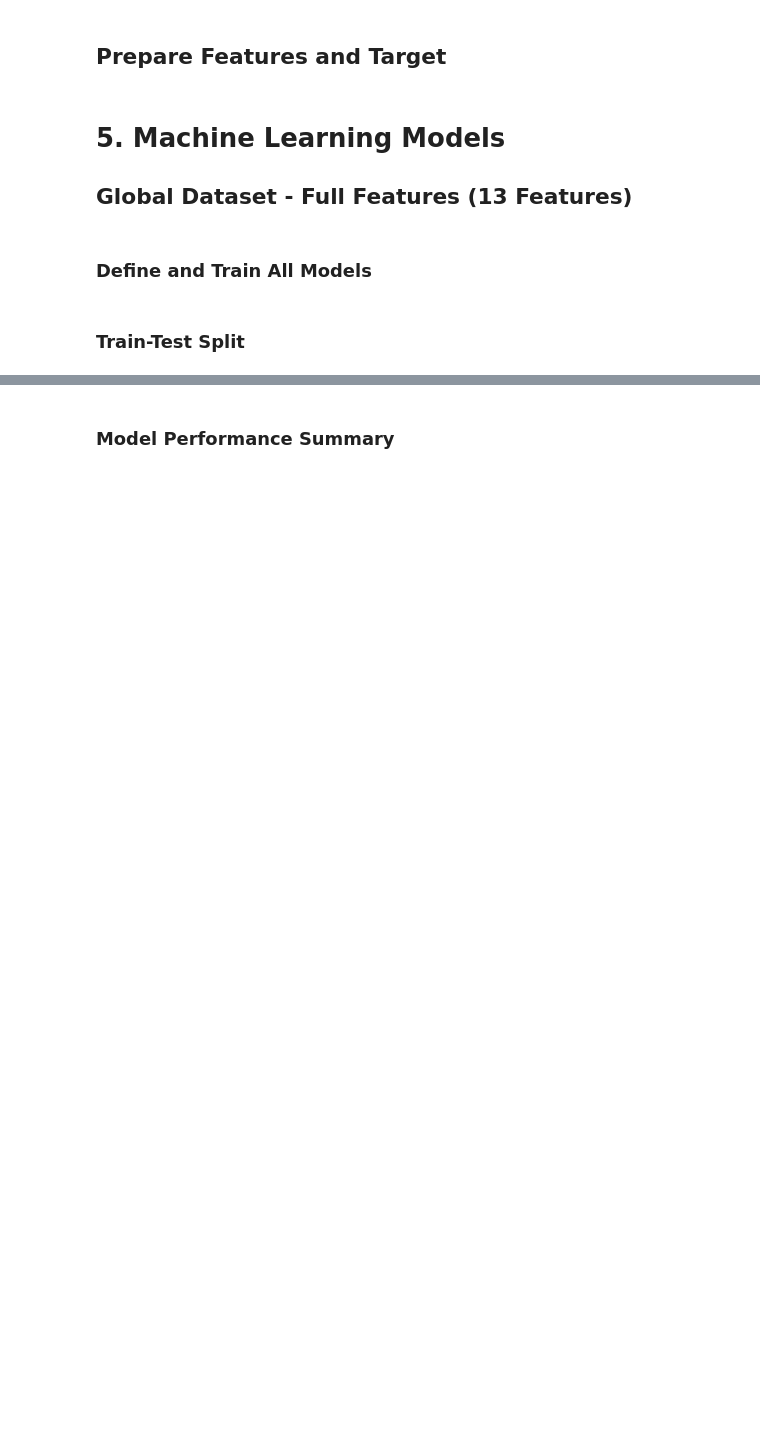
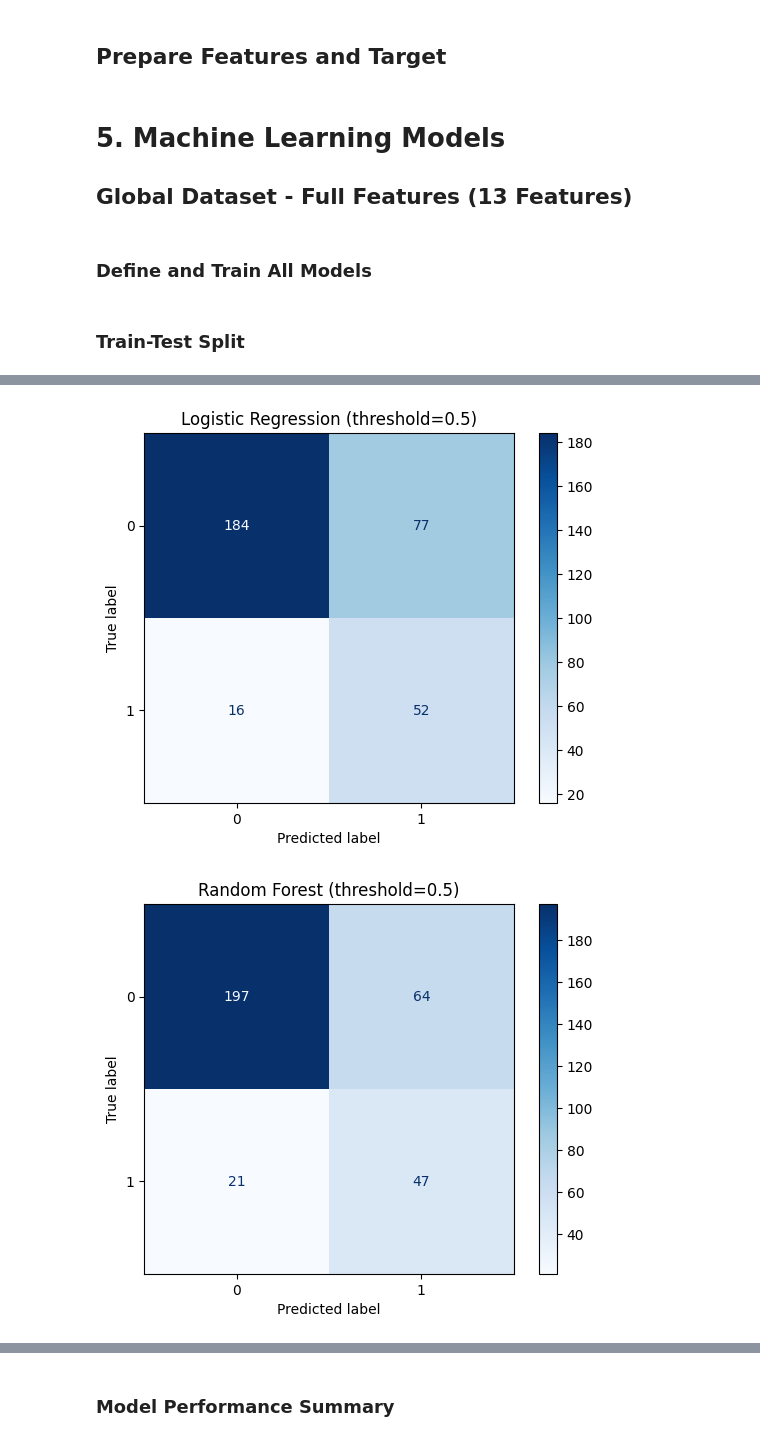
Before and after one commit to ningerdinger/Machine_Learning, a Jupyter notebook: Final_product.ipynb, the cells around one changed output, grey strips where cells are left out. Drawn from its saved outputs; the diff is of its cells as text; code cells hidden in the pictures; blank space fills up the shorter version.

```diff
--- a/Final_product.ipynb
+++ b/Final_product.ipynb
@@ -576,3 +453,27 @@ Year
 2027         1
 2028         1
 2029         1
+# %%
+from sklearn.metrics import confusion_matrix, ConfusionMatrixDisplay
+
+def show_confusion_matrices(models, X_test, y_test, threshold=0.5):
+    """
+    Plot confusion matrices for all models on the test set.
+    """
+    for name, m in models.items():
+        # Handle thresholding for models with predict_proba
+        if hasattr(m, "predict_proba"):
+            proba = m.predict_proba(X_test)[:, 1]
+            y_pred = (proba >= threshold).astype(int)
+        else:
+            y_pred = m.predict(X_test)
+
+        cm = confusion_matrix(y_test, y_pred)
+        disp = ConfusionMatrixDisplay(confusion_matrix=cm)
+        disp.plot(cmap="Blues")
+        disp.ax_.set_title(f"{name} (threshold={threshold})")
+# %%
+show_confusion_matrices(models, X_test, y_test, threshold=0.5)
+# %% [output]
+[figure, added]
+[figure, added]
```
Also changed, not shown: parts of 17 cells of this notebook.
